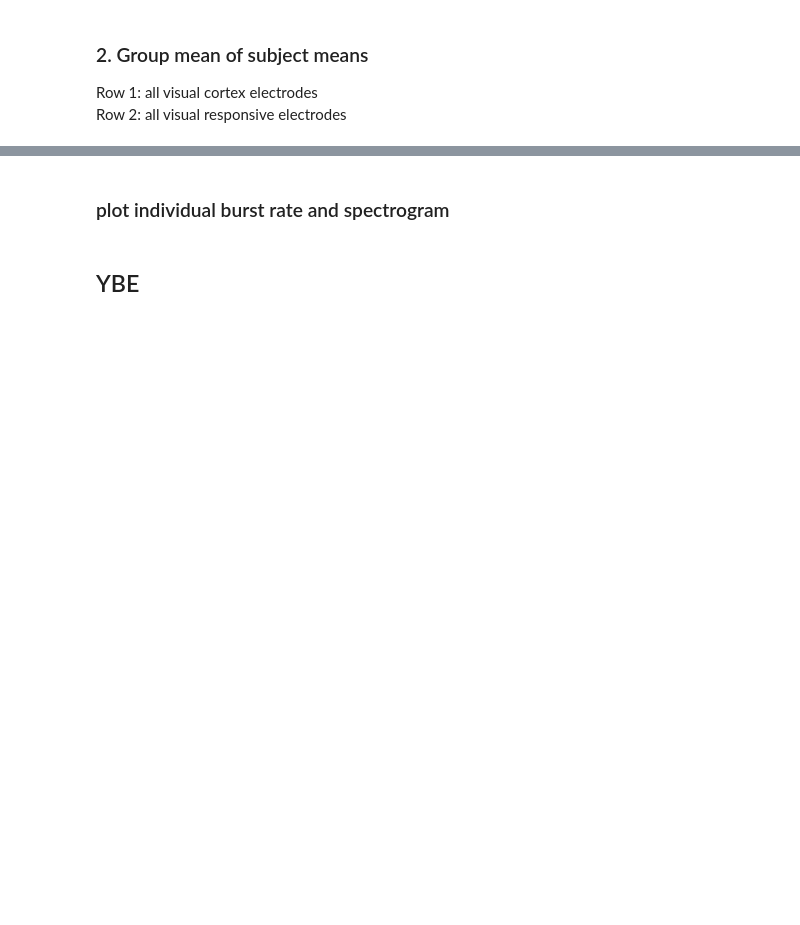
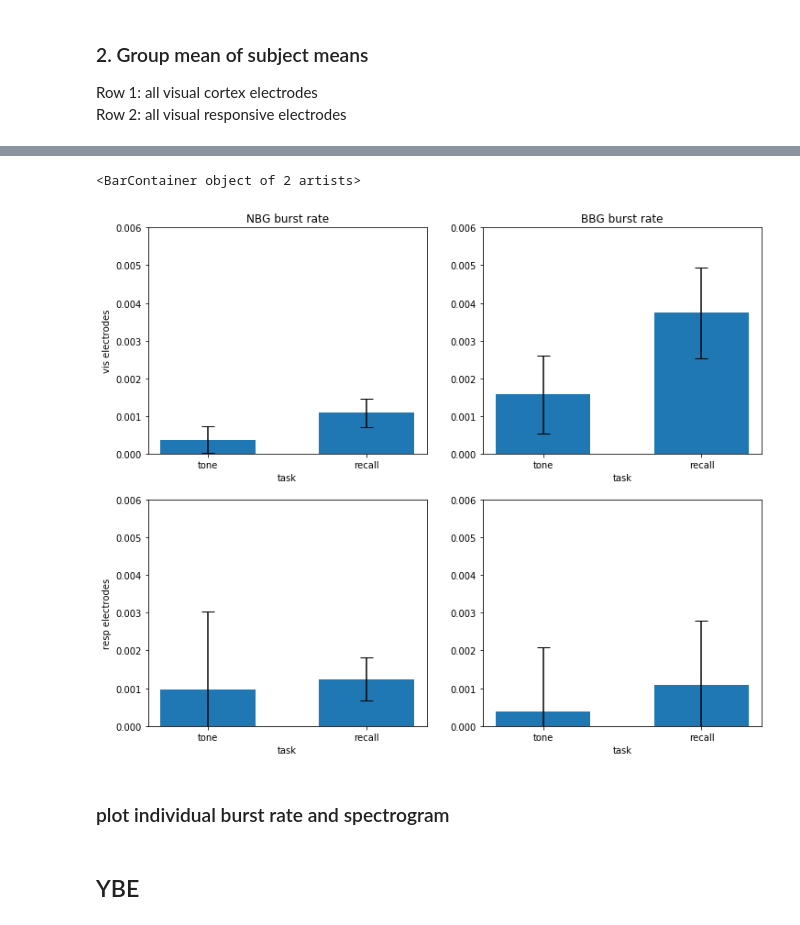
Before and after one commit to YeLiBCM/Grating_recall, a Jupyter notebook: plot_br_spect_summary.ipynb, the cells around one changed output, grey strips where cells are left out. Drawn from its saved outputs; the diff is of its cells as text; code cells hidden in the pictures; blank space fills up the shorter version.

```diff
--- a/plot_br_spect_summary.ipynb
+++ b/plot_br_spect_summary.ipynb
@@ -498,3 +532,33 @@ ax[1,3].set_yticklabels(np.arange(10,220,20));
+# %%
+# mean burst rate during delay
+fig, ax = plt.subplots(2,2, figsize = (12,10))
+br00_tone, br00_recall = np.mean(mn_sj_vis_br_NBG_tone[3000:6001]), np.mean(mn_sj_vis_br_NBG_recall[3000:6001])
+std00_tone, std00_recall = np.std(mn_sj_vis_br_NBG_tone[3000:6001]), np.std(mn_sj_vis_br_NBG_recall[3000:6001])
+
+br01_tone, br01_recall = np.mean(mn_sj_vis_br_BBG_tone[3000:6001]), np.mean(mn_sj_vis_br_BBG_recall[3000:6001])
+std01_tone, std01_recall = np.std(mn_sj_vis_br_BBG_tone[3000:6001]), np.std(mn_sj_vis_br_BBG_recall[3000:6001])
+
+br10_tone, br10_recall = np.mean(mn_sj_resp_br_NBG_tone[3000:6001]), np.mean(mn_sj_resp_br_NBG_recall[3000:6001])
+std10_tone, std10_recall = np.std(mn_sj_resp_br_NBG_tone[3000:6001]), np.std(mn_sj_resp_br_NBG_recall[3000:6001])
+
+br11_tone, br11_recall = np.mean(mn_sj_resp_br_BBG_tone[3000:6001]), np.mean(mn_sj_resp_br_BBG_recall[3000:6001])
+std11_tone, std11_recall = np.std(mn_sj_resp_br_BBG_tone[3000:6001]), np.std(mn_sj_resp_br_BBG_recall[3000:6001])
+
+x = np.array([0,0.5])
+plt.setp(ax, xticks = x, xticklabels = ['tone','recall'],
+         xlabel = 'task', ylim = (0,0.006))
+ax[0,0].bar(x,[br00_tone, br00_recall],0.3,yerr=[std00_tone,std00_recall],capsize=7)
+ax[0,0].set_title('NBG burst rate')
+ax[0,0].set_ylabel('vis electrodes')
+ax[0,1].bar(x,[br01_tone, br01_recall],0.3,yerr=[std01_tone,std01_recall],capsize=7)
+ax[0,1].set_title('BBG burst rate')
+
+ax[1,0].bar(x,[br10_tone, br10_recall],0.3,yerr=[std10_tone,std10_recall],capsize=7)
+ax[1,0].set_ylabel('resp electrodes')
+ax[1,1].bar(x,[br00_tone, br00_recall],0.3,yerr=[std11_tone,std11_tone],capsize=7)
+# %% [output]
+<BarContainer object of 2 artists>
+[figure, added]
 # %% [markdown]
 ### plot individual burst rate and spectrogram
 # %% [markdown]
```
Also changed, not shown: parts of 4 cells of this notebook, 1 other file.
